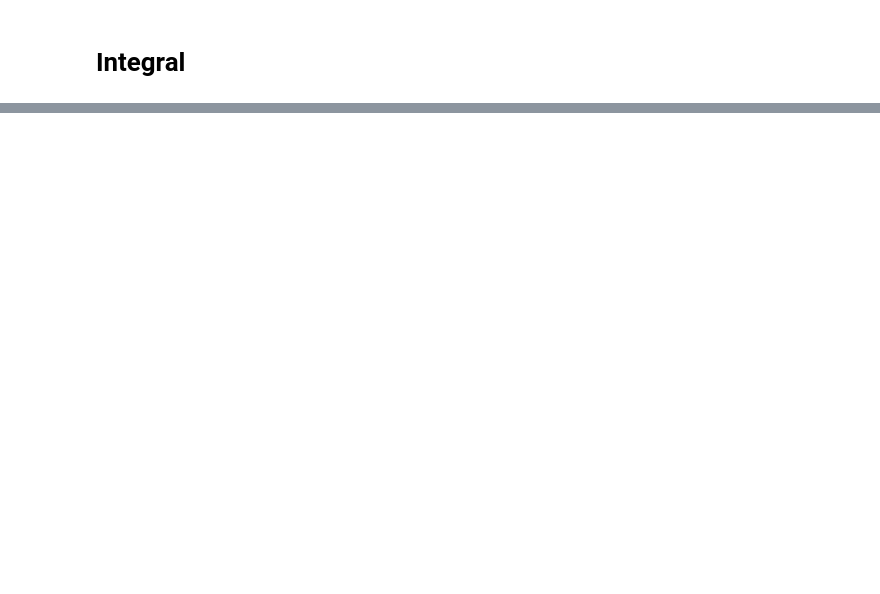
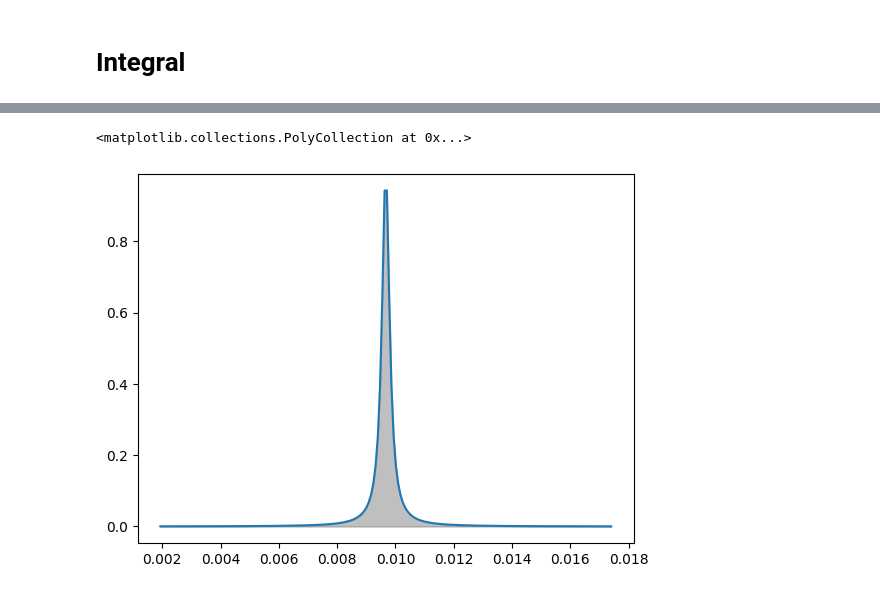
Before and after one commit to IntermidiatePhysicsExperiment/Single-Photon-Interference, a Jupyter notebook: integral_fitting.ipynb, the cells around one changed output, grey strips where cells are left out. Cells and saved outputs as stored; diff of their text form; code cells hidden in the pictures; blank space fills up the shorter version.

```diff
--- a/integral_fitting.ipynb
+++ b/integral_fitting.ipynb
@@ -169,0 +196,16 @@ R2: 0.9891520706602758
+# %%
+# Lorentzian Graph
+lambda0 = 2 * th.pi / k
+z = th.linspace(-0.8, 0.8, 200)
+k_lorentzian = k * (1 + z)
+p = 1 / (1 + th.square(z / alpha))
+lambda_lorentzian = 2 * th.pi / k_lorentzian
+plt.plot(k_lorentzian.detach() / 1e9, p.detach())
+# Gray Area
+z_prime = th.linspace(-0.00, 0.05, 200)
+k_prime = k * (1 + z)
+p_prime = 1 / (1 + th.square( z / alpha))
+plt.fill_between(k_prime.detach() / 1e9, p_prime.detach(), color='gray', alpha=0.5)
+# %% [output]
+<matplotlib.collections.PolyCollection at 0x...>
+[figure, added]
```
Also changed, not shown: parts of 8 cells of this notebook.
